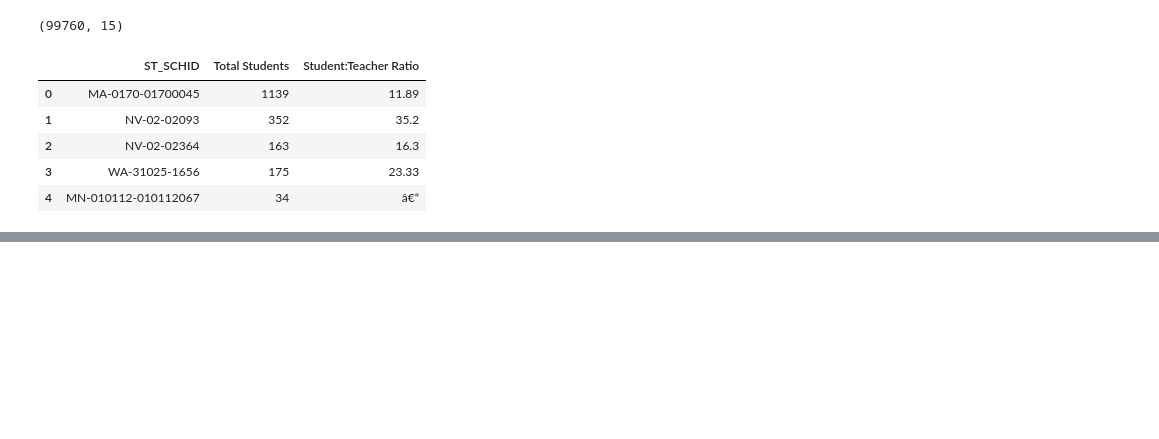
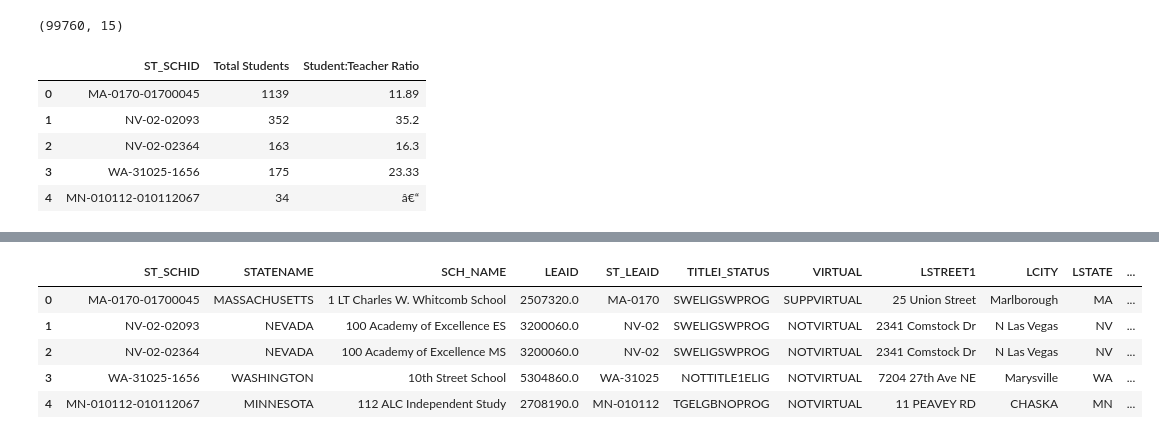
Before and after one commit to alexiskedo/Predicting-School-Performance, a Jupyter notebook: Data Prep.ipynb, the cells around one changed output, grey strips where cells are left out. Saved outputs shown, nothing was run; the diff lists cells and outputs as text; code cells hidden in the pictures; blank space fills up the shorter version.

Commit message:
almost done merging dataframes

```diff
--- a/Data Prep.ipynb
+++ b/Data Prep.ipynb
@@ -170,2 +178,11 @@ us_df = pd.merge(merged1, enroll_final, on='ST_SCHID',how='right')
 # %%
-maybe_final = us_df[['ST_SCHID','STATENAME','SCH_NAME','ST_LEAID','TITLEI_STATUS','VIRTUAL','LSTREET1','LCITY','LSTATE','LZIP','LEVEL','Total Students', 'Student:Teacher Ratio']]
+maybe_final = us_df[['ST_SCHID','STATENAME','SCH_NAME','LEAID','ST_LEAID','TITLEI_STATUS','VIRTUAL','LSTREET1','LCITY','LSTATE','LZIP','LEVEL','Total Students', 'Student:Teacher Ratio']]
+# %%
+maybe_final.head()
+# %% [output]
+|  | ST_SCHID | STATENAME | SCH_NAME | LEAID | ST_LEAID | TITLEI_STATUS | VIRTUAL | LSTREET1 | LCITY | LSTATE | ... |
+| 0 | MA-0170-01700045 | MASSACHUSETTS | 1 LT Charles W. Whitcomb School | 2507320.0 | MA-0170 | SWELIGSWPROG | SUPPVIRTUAL | 25 Union Street | Marlborough | MA | ... |
+| 1 | NV-02-02093 | NEVADA | 100 Academy of Excellence ES | 3200060.0 | NV-02 | SWELIGSWPROG | NOTVIRTUAL | 2341 Comstock Dr | N Las Vegas | NV | ... |
+| 2 | NV-02-02364 | NEVADA | 100 Academy of Excellence MS | 3200060.0 | NV-02 | SWELIGSWPROG | NOTVIRTUAL | 2341 Comstock Dr | N Las Vegas | NV | ... |
+| 3 | WA-31025-1656 | WASHINGTON | 10th Street School | 5304860.0 | WA-31025 | NOTTITLE1ELIG | NOTVIRTUAL | 7204 27th Ave NE | Marysville | WA | ... |
+| 4 | MN-010112-010112067 | MINNESOTA | 112 ALC Independent Study | 2708190.0 | MN-010112 | TGELGBNOPROG | NOTVIRTUAL | 11 PEAVEY RD | CHASKA | MN | ... |
```
Also changed, not shown: parts of 52 cells of this notebook.
